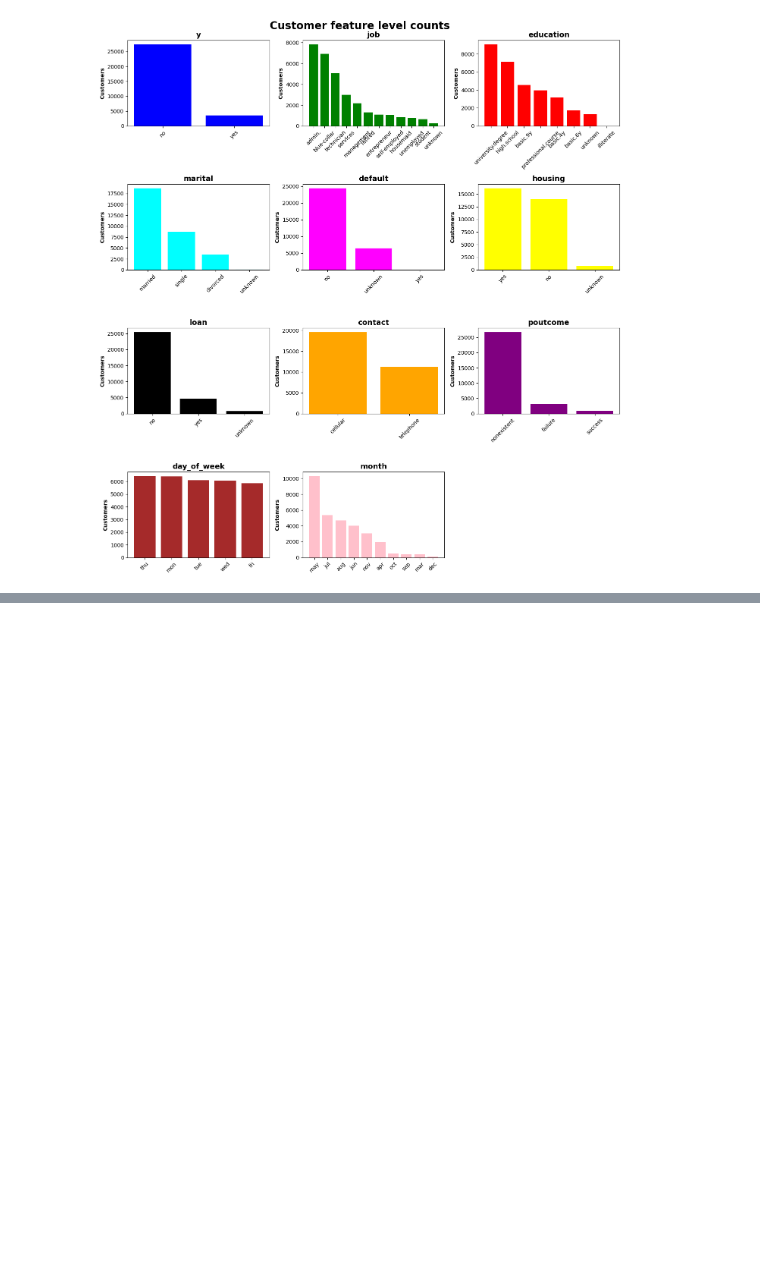
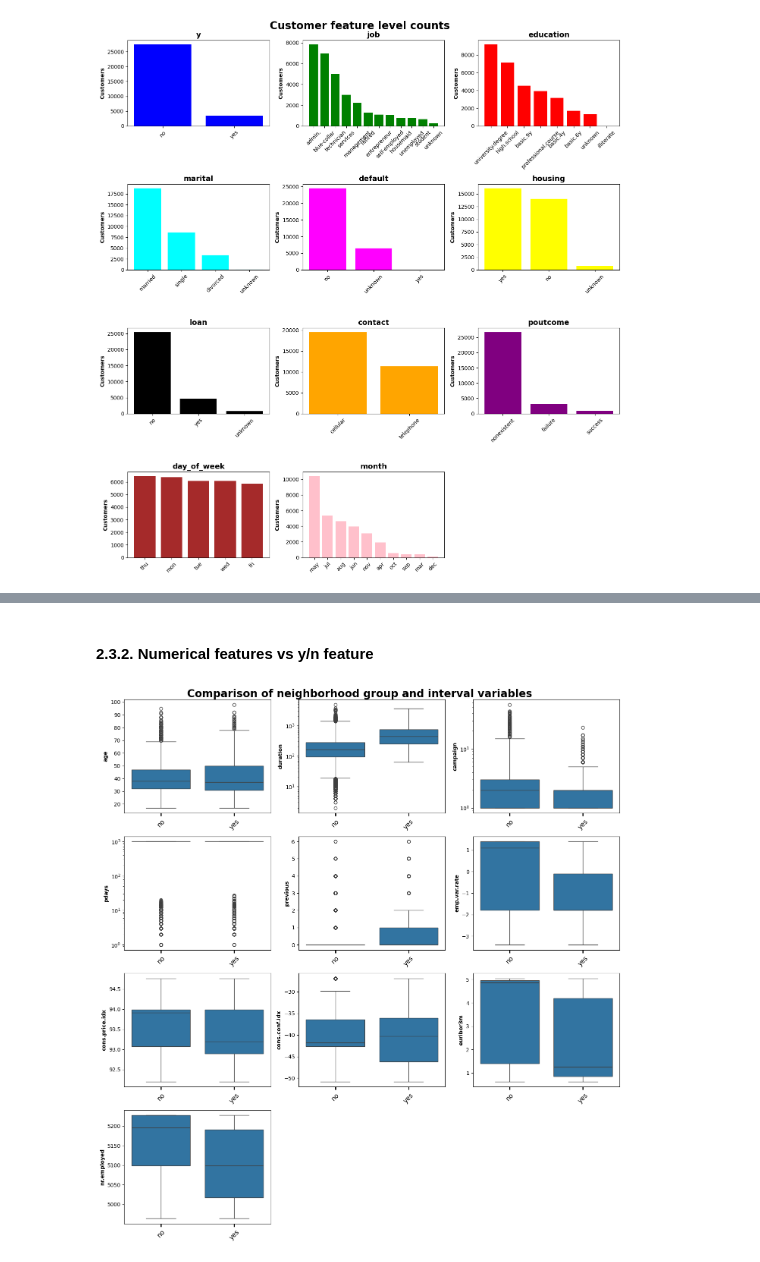
Before and after one commit to 4GeeksAcademy/Madesh-logistic-regression-project, a Jupyter notebook: src/Madesh_solutions.ipynb, the cells around one changed output, grey strips where cells are left out. Saved outputs shown, nothing was run; the diff lists cells and outputs as text; code cells hidden in the pictures; blank space fills up the shorter version.

```diff
--- a/src/Madesh_solutions.ipynb
+++ b/src/Madesh_solutions.ipynb
@@ -140,0 +166,30 @@ fig.show()
+# %% [markdown]
+#### 2.3.2. Numerical features vs y/n feature
+# %%
+numerical_features=['age','duration','campaign','pdays','previous','emp.var.rate','cons.price.idx','cons.conf.idx','euribor3m','nr.employed']
+# %%
+fig, axs=plt.subplots(4,3, figsize=(14,15))
+axs=axs.flatten()
+axs[10].remove()
+axs[11].remove()
+
+fig.suptitle('Comparison of neighborhood group and interval variables', fontsize=20, fontweight='bold')
+
+for i, feature in enumerate(numerical_features):
+
+    plot_df=training_df[training_df[feature] != 0]
+
+    if stats.kurtosis(plot_df[feature].dropna()) > 20:
+        log_scale=True
+    else:
+        log_scale=False
+
+    sns.boxplot(training_df, x='y', y=feature, log_scale=log_scale, ax=axs[i])
+    axs[i].tick_params(axis='x', labelrotation=45, length=6, width=2, labelsize=12)
+    axs[i].set_xlabel('')
+    axs[i].set_ylabel(feature, fontweight='bold')
+
+plt.tight_layout()
+plt.show()
+# %% [output]
+[figure, added]
```
Also changed, not shown: parts of 24 cells of this notebook, 1 other file.
